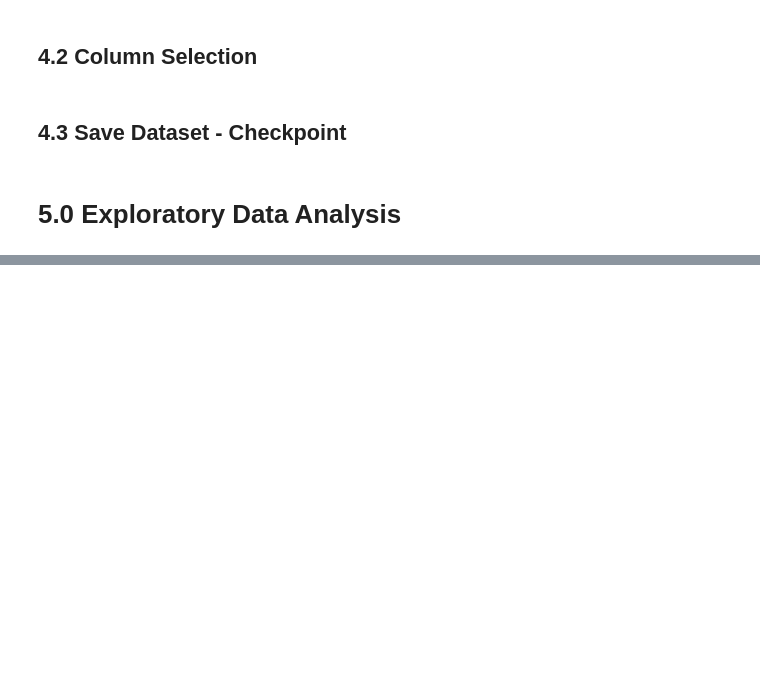
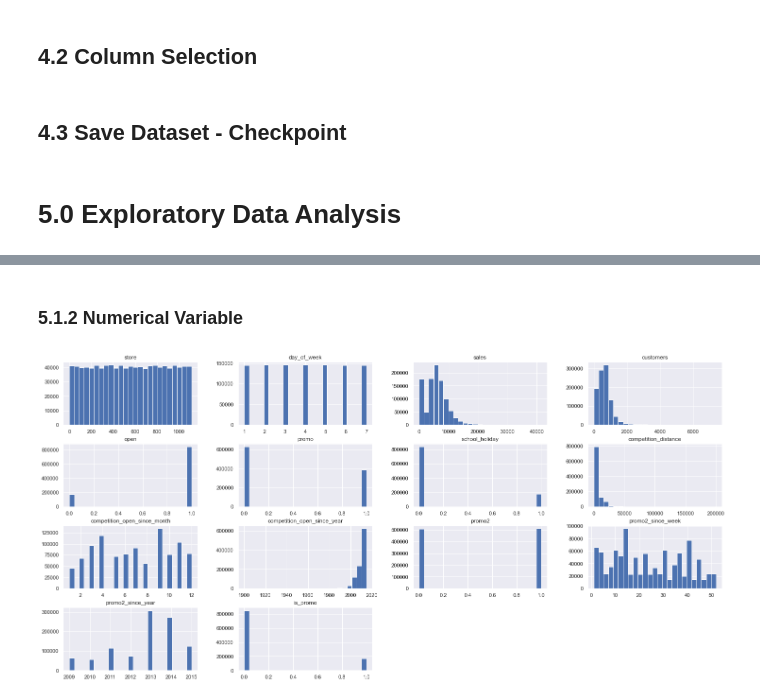
Before and after one commit to leandrogarcialopes/RossmannStoreSales, a Jupyter notebook: Rossmann_Store_Sales.ipynb, the cells around one changed output, grey strips where cells are left out. Cells and saved outputs as stored; diff of their text form; code cells hidden in the pictures; blank space fills up the shorter version.

```diff
--- a/Rossmann_Store_Sales.ipynb
+++ b/Rossmann_Store_Sales.ipynb
@@ -259,6 +376,6 @@ df2.info()
 # %%
-num_atributes = df2.select_dtypes(include = ['int32', 'float32'])
-cat_atributes = df2.select_dtypes(exclude = ['int32', 'float32', 'datetime64[ns]'])
+num_attributes = df2.select_dtypes(include = ['int32', 'float32'])
+cat_attributes = df2.select_dtypes(exclude = ['int32', 'float32', 'datetime64[ns]'])
 # %% [markdown]
 ### 2.7.1 Numerical Attributes
 # %%
@@ -412,0 +641,6 @@ df5 = df4.copy()
+# %% [markdown]
+### 5.1.2 Numerical Variable
+# %%
+num_attributes.hist(bins = 25);
+# %% [output]
+[figure, added]
```
Also changed, not shown: parts of 48 cells of this notebook.
